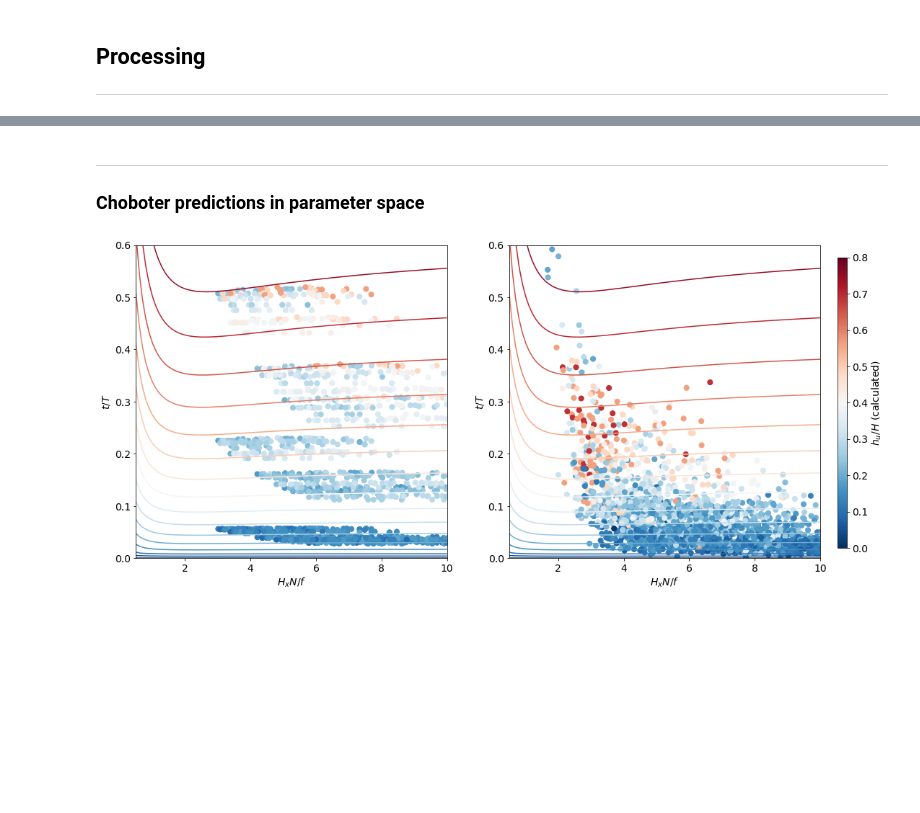
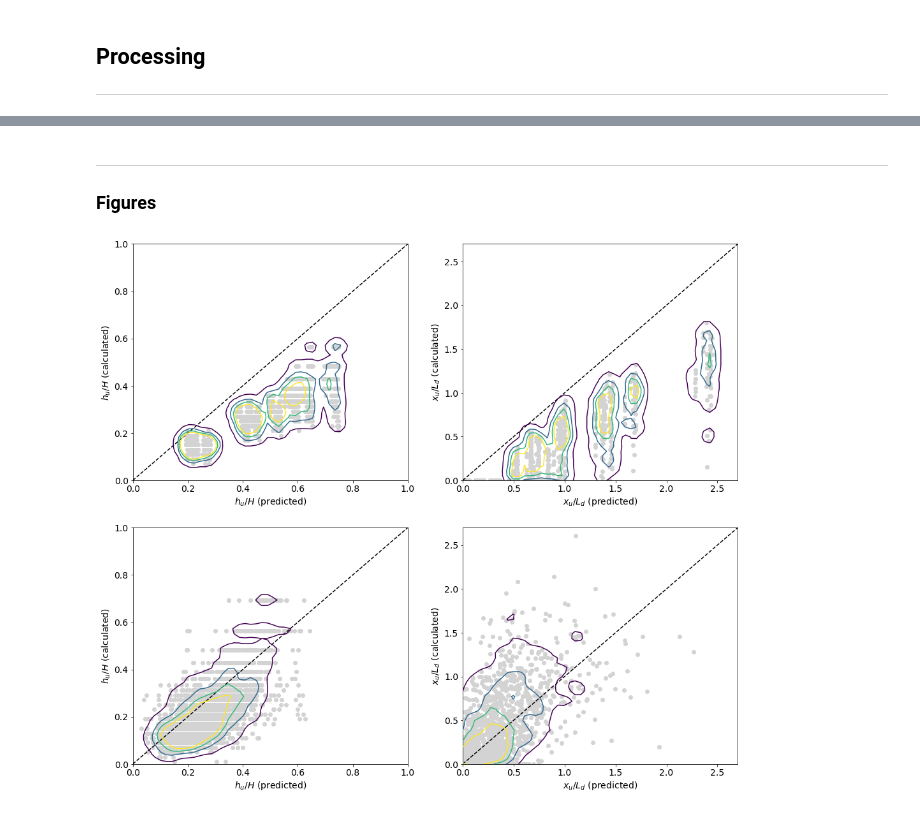
Before and after one commit to SalishSeaCast/SoG_upwelling_EOF_paper, a Jupyter notebook: notebooks/Upwelling_analysis.ipynb, the cells around one changed output, grey strips where cells are left out. Drawn from its saved outputs; the diff is of its cells as text; code cells hidden in the pictures; blank space fills up the shorter version.

```diff
--- a/notebooks/Upwelling_analysis.ipynb
+++ b/notebooks/Upwelling_analysis.ipynb
@@ -35,7 +35,7 @@ grid_HRDPS = xr.open_dataset('https://salishsea.eos.ubc.ca/erddap/griddap/ubcSSa
 HRDPS = xr.open_dataset('https://salishsea.eos.ubc.ca/erddap/griddap/ubcSSaSurfaceAtmosphereFieldsV1')
 
 # Upwelling events
-with open('parameters.yaml') as f: _, _, events = yaml.safe_load_all(f)
+with open('parameters.yaml') as fn: _, events = yaml.safe_load_all(fn)
 
 # Idealized parameters
 params = {
@@ -50,14 +50,24 @@ const = {
     'g': 9.81, 'f': 1.11e-4, 'N': 0.01, 'h_s': 10, 'H': 50, 'L_r': 2e4, 't': 86400,
     'rho_0': 1025, 'rho_s': 1020, 'rho_air': 1.23, 'C_d': 1e-3,
 }
+
+# Subdomains
+#subdomains = {
+#    'ideal': [114, 398, 334, 898],
+#    'NO3': [115, 360, 310, 788],
+#}
 # %% [markdown]
 ## Processing
 
 ***
 # %%
-# ------- Results postprocessing code -----------
+# Sections
 sections = ps.calc_coastline_indices(mask, bathy.Bathymetry.values, grid_HRDPS, const)
+
+# Idealized
 runs_idealized = ps.load_idealized(params, sections, mask, const)
-runs_hindcast = ps.load_hindcast(events, HRDPS, sections, mask, const, load_wind=True)
-runs_idealized = ps.calc_predictions(runs_idealized, const)
-runs_hindcast = ps.calc_predictions(runs_hindcast, const)
+runs_idealized = ps.calc_predictions(runs_idealized, const, tscale='Choboter', mixing=False)
+
+# Hindcast
+runs_hindcast = ps.load_hindcast(events, sections, mask, const, runs=runs_hindcast)
+runs_hindcast = ps.calc_predictions(runs_hindcast, const, tscale='Choboter', mixing=False)
@@ -212,29 +183,9 @@ plt.show()
-# %% [markdown]
-***
-
-### Choboter predictions in parameter space
-# %%
-# ------- Choboter predictions in parameter space -----------
-fig, axs = plt.subplots(1, 2, figsize=(17, 8))
-cmap = plt.get_cmap('RdBu_r')
-
-# Build predicted contours
-S, tT = np.meshgrid(np.arange(0.1, 10.1, 0.1), np.arange(0, 1.01, 0.01))
-exp = 1 - np.exp(-2 * np.arctan(S) * tT)
-h_u = np.arccos(1 - 2 * S**2 / (1 + S**2) * exp) / (2 * np.arctan(S))
-
-# Plot run results
-for ax, runs in zip(axs, [runs_idealized, runs_hindcast]):
-    ax.contour(S, tT, h_u, levels=np.arange(0, 0.81, 0.05), cmap=cmap)
-    c = ax.scatter(runs['S'], const['t']/runs['T_d'], s=50, c=runs['h_u']/const['H'], cmap=cmap, vmin=0, vmax=0.8)
-    ax.set_xlim([0.5, 10])
-    ax.set_ylim([0, 0.6])
-    ax.set_xlabel('$H_xN/f$')
-    ax.set_ylabel('$t/T$')
-
-# Add colorbar
-cax = fig.add_axes([0.92, 0.15, 0.01, 0.7])
-fig.colorbar(c, cax=cax, label='$h_u/H$ (calculated)')
-plt.show()
-# %% [output]
-[figure, removed]
+# %% [markdown]
+***
+
+### Figures
+# %%
+# Plot basic
+fig, axs = plot_results(['H', 'L_d'], [1, 2.7])
+# %% [output]
+[figure, added]
```
Also changed, not shown: parts of 10 cells of this notebook.
